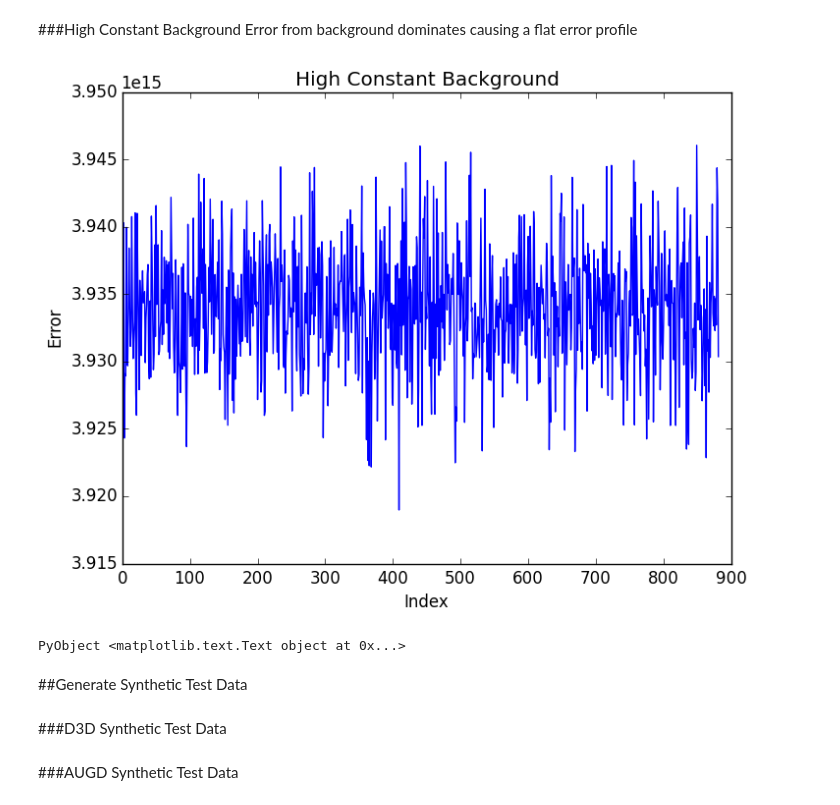
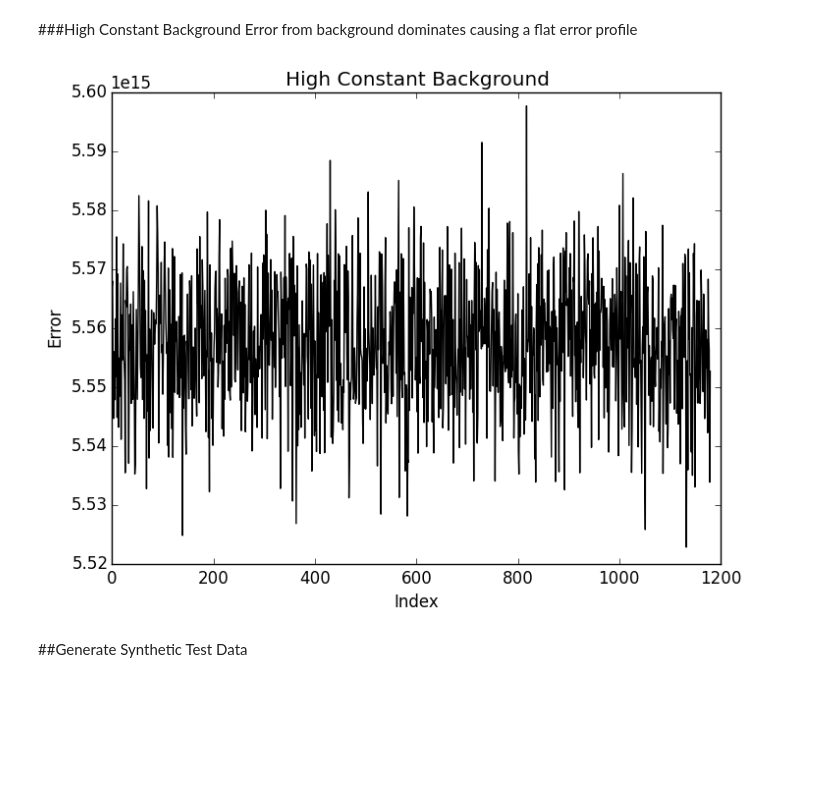
Before and after one commit to lstagner/PPCF-58-4-2016, a Jupyter notebook: Inversion_Method_Analysis/Ch. 2 - Test Distributions and Synthetic Data.ipynb, the cells around one changed output. Drawn from its saved outputs; the diff is of its cells as text; code cells hidden in the pictures; blank space fills up the shorter version.

```diff
--- a/Inversion_Method_Analysis/Ch. 2 - Test Distributions and Synthetic Data.ipynb
+++ b/Inversion_Method_Analysis/Ch. 2 - Test Distributions and Synthetic Data.ipynb
@@ -101,12 +97,15 @@ Like the Bi-Maxwellian this TRANSP distribution is representative of a typical b
 # %%
-a = read_ncdf("data/d3d_transp.cdf")
-transp = flipdim(a["MEAN_FBM"],2)' # need to put it in right layout
+b = read_ncdf("data/transp.cdf")
+transp = bilinear(b["MEAN_FBM"]',b["ENERGY"],b["PITCH"],energy,pitch)
 transp *= 1e12/(sum(transp)*dE*dP)
-a=0; gc() #clear a variable
+b = 0; gc() #clear a variable
 
-fig,ax  = plt.subplots()
-p = ax[:contourf](E,P,transp,30)
-ax[:set_xlabel]("Energy [keV]")
-ax[:set_ylabel]("Pitch")
-ax[:set_title]("TRANSP")
-fig[:colorbar](p)
+# c_map = plt.cm[:get_cmap]("gist_earth")
+# c_map[:set_under]("w")
+
+# fig,ax  = plt.subplots()
+# p = ax[:contourf](E, P, transp, 30, cmap=c_map,vmin=4e8)
+# ax[:set_xlabel]("Energy [keV]")
+# ax[:set_ylabel]("Pitch")
+# ax[:set_title]("TRANSP")
+# fig[:colorbar](p)
@@ -163,5 +155,5 @@ Where $\mathcal{A}$ is a scale factor. A convienient choice of $\mathcal{A}$ is
 # %%
-function make_synthetic_data(A::Array{Float64,2},dist::Array{Float64,2},n::Float64,b::Float64; dE=1.0,dP = 0.02)
+function make_synthetic_data{T<:Real}(A::Array{T,2},dist::Array{T,2},n::T,b::T,dE::T,dP::T)
     y = (dE*dP) * (A*reshape(dist,length(dist)))
 
     scale = n*mean(sqrt(y))
@@ -185,9 +174,12 @@ d3d_t_mat  = read_ncdf("data/d3d_transfer_matrix.cdf","transfer_matrix");
 ###No Background
 Error is dominatated by active signal causing an error profile that correlates with the signal profile.
 # %%
-spec,err = make_synthetic_data(d3d_t_mat,flat,.1,0.0);
-plot(err)
+dist = ones(npitch,nenergy)
+dist *= (1e12)/sum(dist*dE*dP)
+spec,err = make_synthetic_data(transfer_matrix,dist,.1,0.0,dE,dP);
+plot(err,"k")
 title("No Background")
 xlabel("Index")
 ylabel("Error")
+savefig("/home/lstagner/conferences/IAEA2015/no_background.png")
 # %% [output]
@@ -209,16 +200,14 @@ PyObject <matplotlib.text.Text object at 0x...>
 ###High Constant Background
 Error from background dominates causing a flat error profile
 # %%
-spec,err = make_synthetic_data(d3d_t_mat,flat,.1,1e18);
-plot(err)
+spec,err = make_synthetic_data(transfer_matrix,dist,.1,1e18,dE,dP);
+plot(err,"k")
 title("High Constant Background")
 xlabel("Index")
 ylabel("Error")
+savefig("/home/lstagner/conferences/IAEA2015/high_background.png")
 # %% [output]
-[figure, old version]
+[figure, new version]
-PyObject <matplotlib.text.Text object at 0x...>
 # %% [markdown]
 ##Generate Synthetic Test Data
-# %% [markdown]
-###D3D Synthetic Test Data
 # %%
@@ -282,5 +257,3 @@ NetCDF.putvar(ncid,"blob6_err",blob6_err)
 NetCDF.putvar(ncid,"bimax_err",bimax_err)
 NetCDF.putvar(ncid,"transp_err",transp_err)
 NetCDF.close(ncid);
-# %% [markdown]
-###AUGD Synthetic Test Data
```
Also changed, not shown: parts of 20 cells of this notebook, 28 other files.
